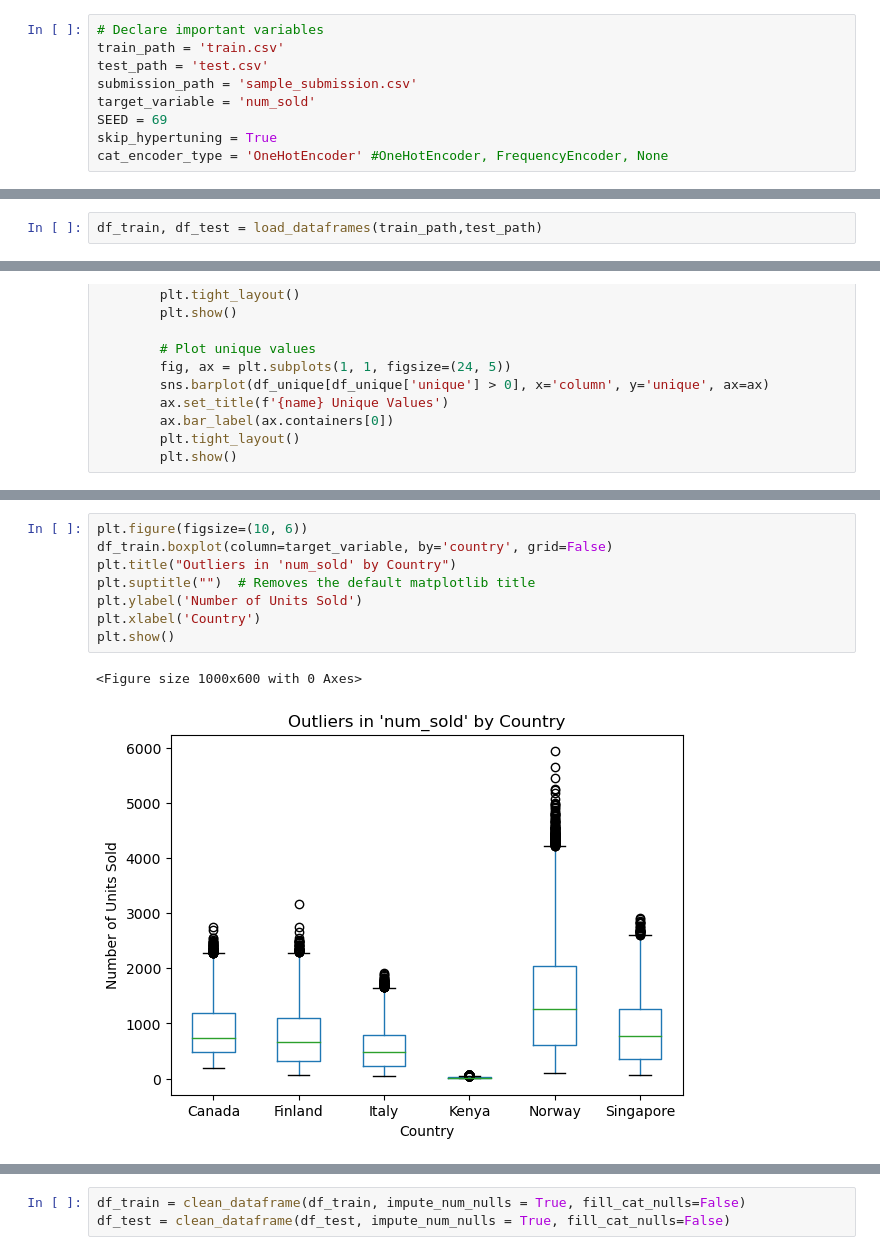
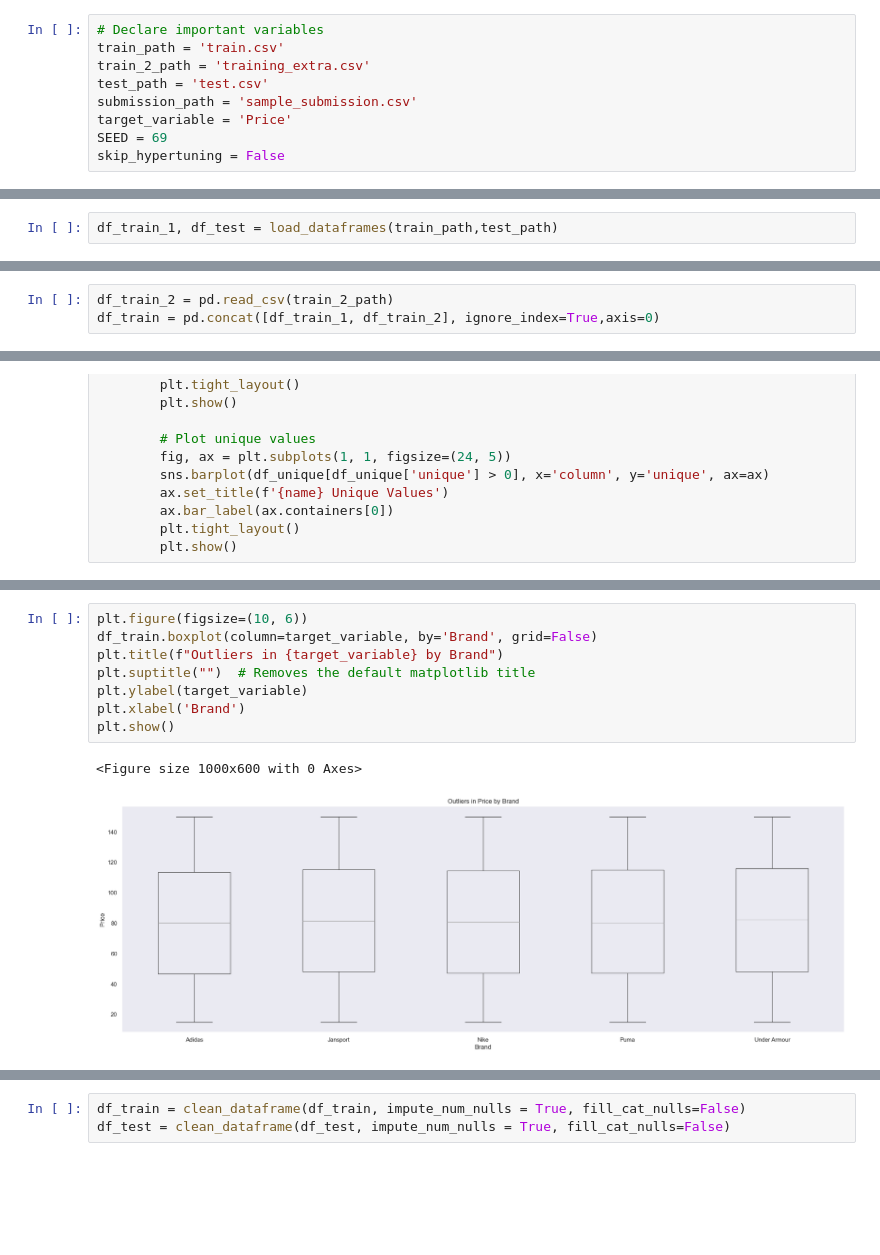
Before and after one commit to ZaneChodaniecky/Kaggle-Sticker, a Jupyter notebook: XGBoost.ipynb, the cells around one changed output, grey strips where cells are left out. Drawn from its saved outputs; the diff is of its cells as text; blank space fills up the shorter version.

```diff
--- a/XGBoost.ipynb
+++ b/XGBoost.ipynb
@@ -44,12 +40,12 @@ CatBoost can use the GPU.
 # %%
 # Declare important variables
 train_path = 'train.csv'
+train_2_path = 'training_extra.csv'
 test_path = 'test.csv'
 submission_path = 'sample_submission.csv'
-target_variable = 'num_sold'
+target_variable = 'Price'
 SEED = 69
-skip_hypertuning = True
-cat_encoder_type = 'OneHotEncoder' #OneHotEncoder, FrequencyEncoder, None
+skip_hypertuning = False
 # %%
 def load_dataframes(path1: str, path2: str, format1: str = "csv", format2: str = "csv") -> tuple:
 
@@ -70,5 +66,5 @@ def load_dataframes(path1: str, path2: str, format1: str = "csv", format2: str =
 
     return df1, df2
 # %%
-df_train, df_test = load_dataframes(train_path,test_path)
+df_train_1, df_test = load_dataframes(train_path,test_path)
 # %% [output]
@@ -75,0 +72,3 @@ Loading data from C:\Users\ZaneC\OneDrive\Documents\Python\Kaggle\Playground Ser
+# %%
+df_train_2 = pd.read_csv(train_2_path)
+df_train = pd.concat([df_train_1, df_train_2], ignore_index=True,axis=0)
@@ -174,11 +220,11 @@ describe_dataframe(df_train, name='Insurance Data', nrows=0, plots=False, info=T
 # %%
 plt.figure(figsize=(10, 6))
-df_train.boxplot(column=target_variable, by='country', grid=False)
-plt.title("Outliers in 'num_sold' by Country")
+df_train.boxplot(column=target_variable, by='Brand', grid=False)
+plt.title(f"Outliers in {target_variable} by Brand")
 plt.suptitle("")  # Removes the default matplotlib title
-plt.ylabel('Number of Units Sold')
-plt.xlabel('Country')
+plt.ylabel(target_variable)
+plt.xlabel('Brand')
 plt.show()
 # %% [output]
 <Figure size 1000x600 with 0 Axes>
-[figure, old version]
+[figure, new version]
```
Also changed, not shown: parts of 37 cells of this notebook, 1 other file.
